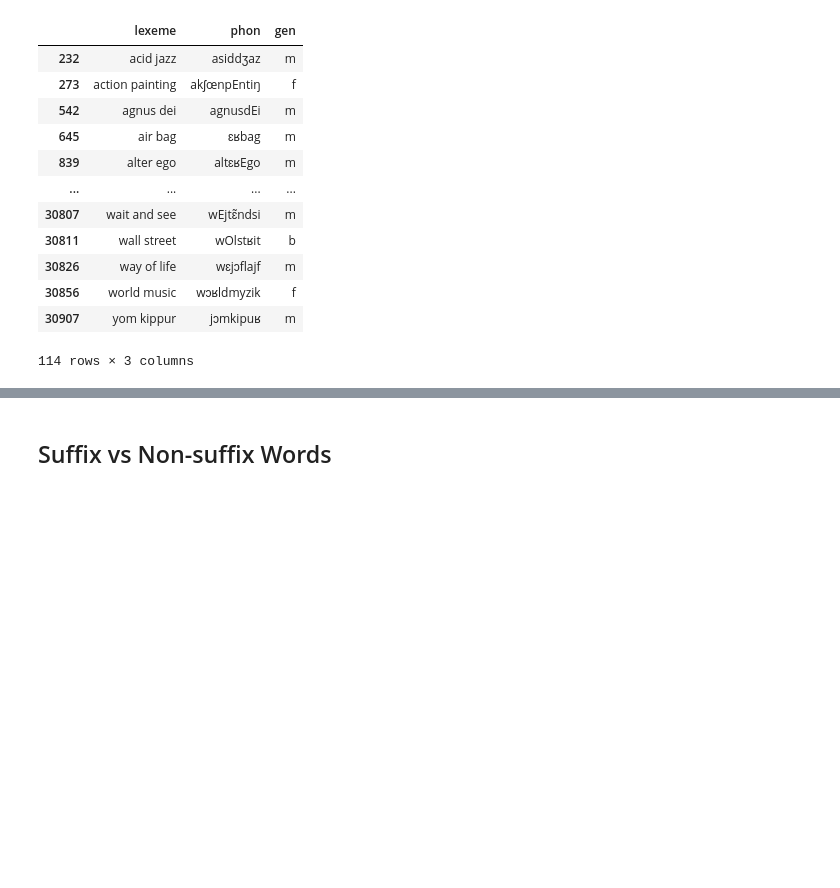
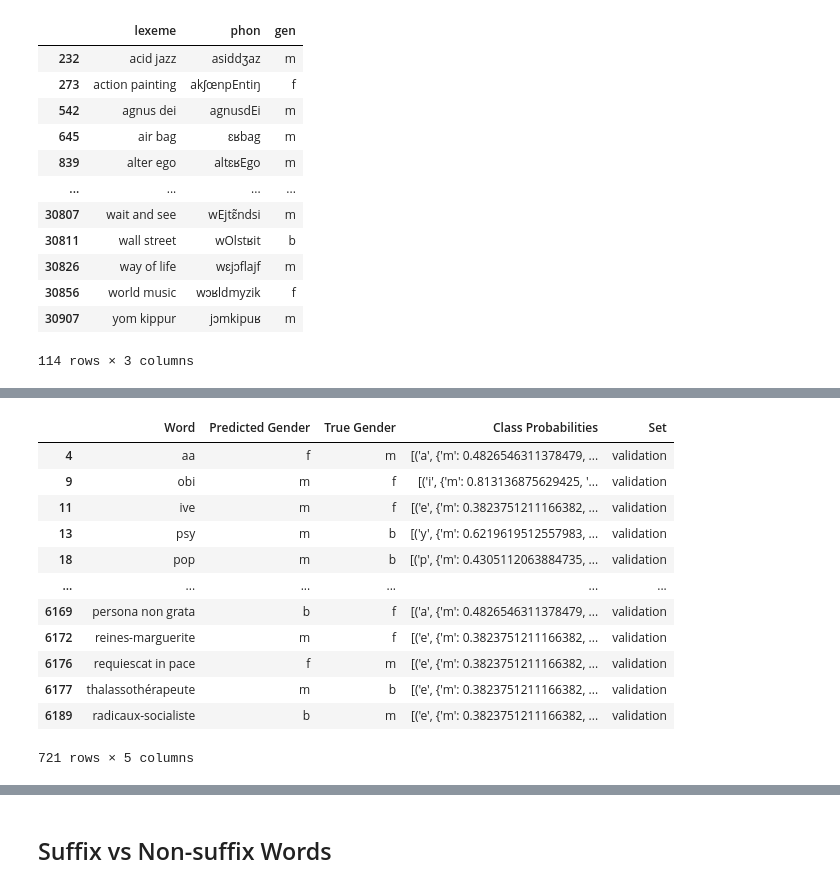
Before and after one commit to obonami/gender_prediction, a Jupyter notebook: src/analysis.ipynb, the cells around one changed output, grey strips where cells are left out. Drawn from its saved outputs; the diff is of its cells as text; code cells hidden in the pictures; blank space fills up the shorter version.

```diff
--- a/src/analysis.ipynb
+++ b/src/analysis.ipynb
@@ -137,0 +106,17 @@ percentage_correct
+# %%
+or3_incorrect = or3valid_preds[or3valid_preds['Predicted Gender'] != or3valid_preds['True Gender']]
+or3_incorrect
+# %% [output]
+|  | Word | Predicted Gender | True Gender | Class Probabilities | Set |
+| 4 | aa | f | m | [('a', {'m': 0.4826546311378479, ... | validation |
+| 9 | obi | m | f | [('i', {'m': 0.813136875629425, '... | validation |
+| 11 | ive | m | f | [('e', {'m': 0.3823751211166382, ... | validation |
+| 13 | psy | m | b | [('y', {'m': 0.6219619512557983, ... | validation |
+| 18 | pop | m | b | [('p', {'m': 0.4305112063884735, ... | validation |
+| ... | ... | ... | ... | ... | ... |
+| 6169 | persona non grata | b | f | [('a', {'m': 0.4826546311378479, ... | validation |
+| 6172 | reines-marguerite | m | f | [('e', {'m': 0.3823751211166382, ... | validation |
+| 6176 | requiescat in pace | f | m | [('e', {'m': 0.3823751211166382, ... | validation |
+| 6177 | thalassothérapeute | m | b | [('e', {'m': 0.3823751211166382, ... | validation |
+| 6189 | radicaux-socialiste | b | m | [('e', {'m': 0.3823751211166382, ... | validation |
+721 rows × 5 columns
```
Also changed, not shown: parts of 20 cells of this notebook, 12 other files.
